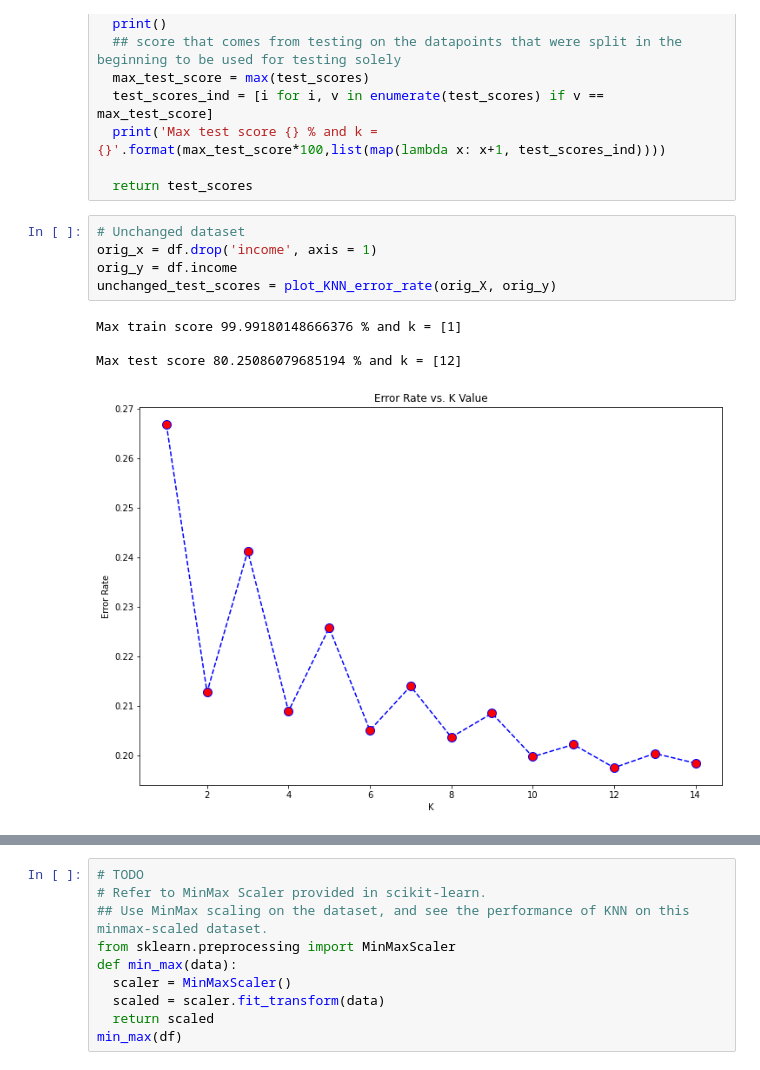
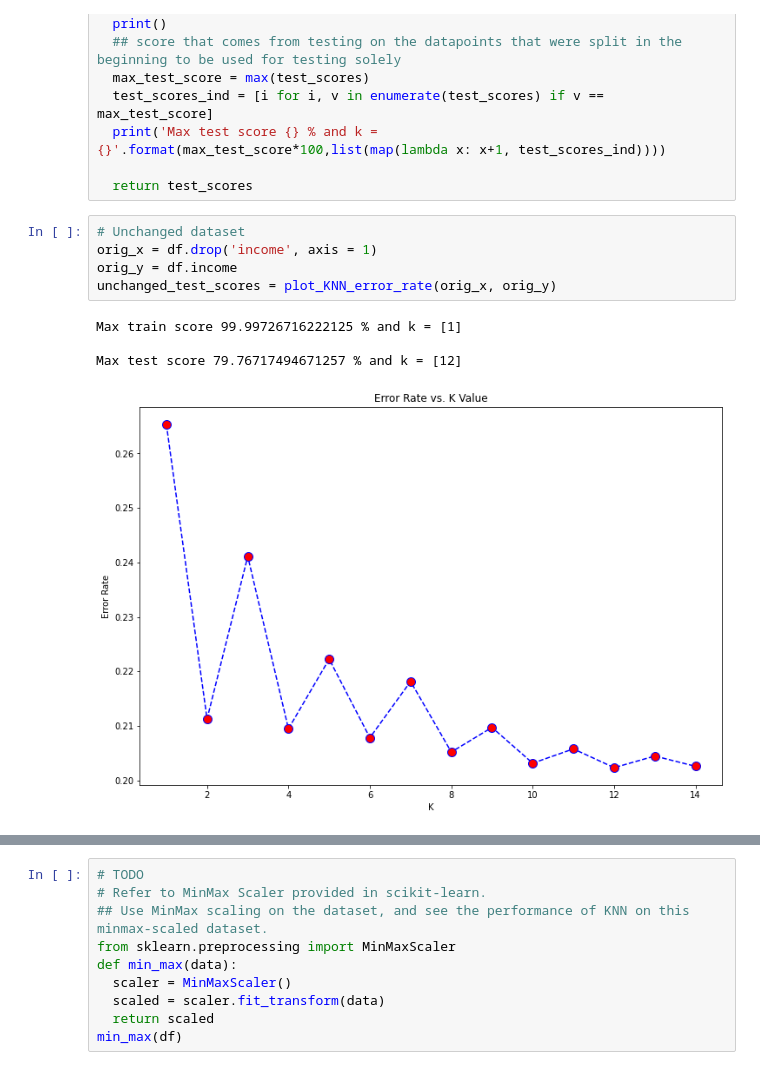
Before and after one commit to sriramdussa/fmml-jan-2022, a Jupyter notebook: Module2_Project.ipynb, the cells around one changed output, grey strips where cells are left out. Drawn from its saved outputs; the diff is of its cells as text.

```diff
--- a/Module2_Project.ipynb
+++ b/Module2_Project.ipynb
@@ -408,12 +408,12 @@ def plot_KNN_error_rate(xdata,ydata):
 # %%
 # Unchanged dataset
 orig_x = df.drop('income', axis = 1)
 orig_y = df.income
-unchanged_test_scores = plot_KNN_error_rate(orig_X, orig_y)
+unchanged_test_scores = plot_KNN_error_rate(orig_x, orig_y)
 # %% [output]
-Max train score 99.99180148666376 % and k = [1]
+Max train score 99.99726716222125 % and k = [1]
 
-Max test score 80.25086079685194 % and k = [12]
+Max test score 79.76717494671257 % and k = [12]
-[figure, old version]
+[figure, new version]
 # %%
 # Standardized Dataset
```
Also changed, not shown: parts of 4 cells of this notebook.
